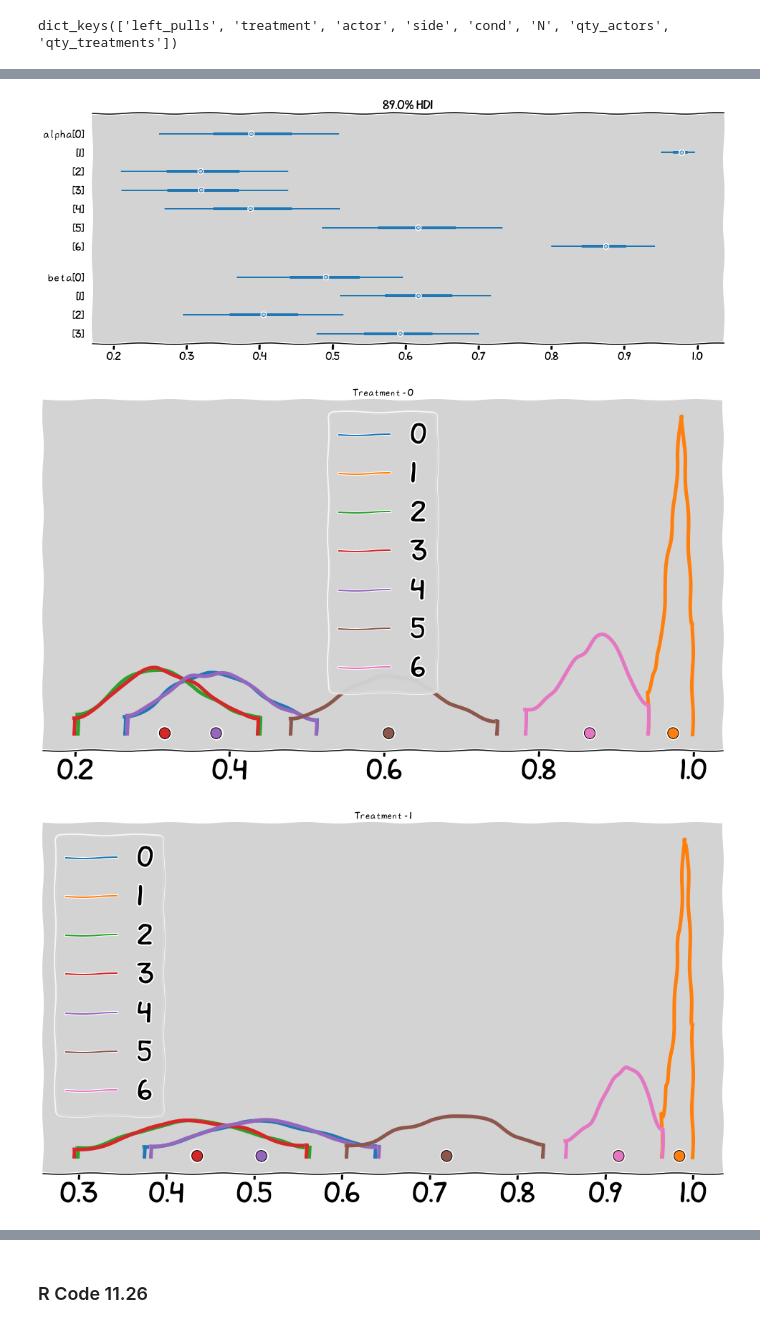
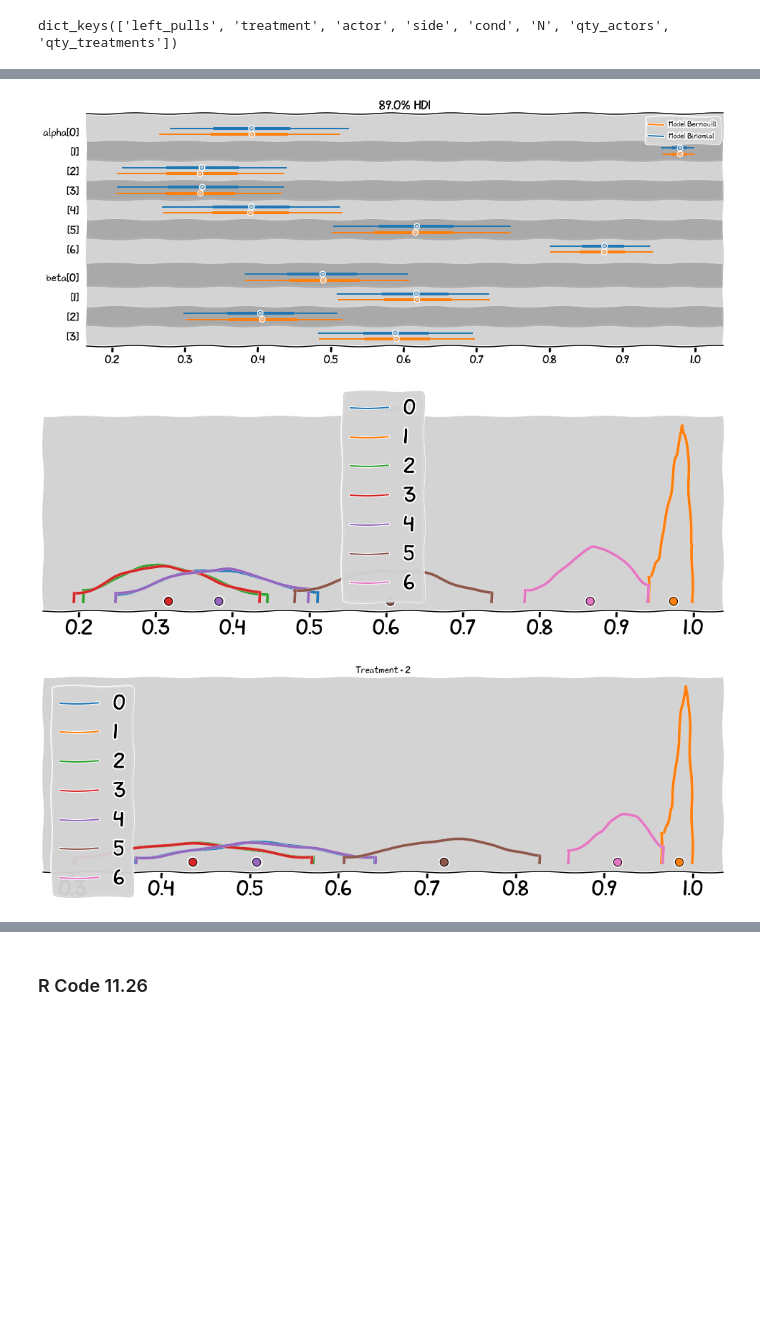
Before and after one commit to rodolphomacedo/statistical_rethinking_pt_BR, a Jupyter notebook: parte_11.ipynb, the cells around one changed output, grey strips where cells are left out. Drawn from its saved outputs; the diff is of its cells as text; code cells hidden in the pictures; blank space fills up the shorter version.

Commit message:
update: finish the Binomial Regression in cap 11

```diff
--- a/parte_11.ipynb
+++ b/parte_11.ipynb
@@ -926,8 +930,9 @@ model_chimp_bin = az.from_pystan(
 )
 # %%
 az.plot_forest(
-    model_chimp_bin,
+    [model_chimp_bin, samples_chimpanzees],
     var_names=['alpha', 'beta'],
+    model_names=['Model Binomial', 'Model Bernoulli'],
     combined=True,
     transform=inv_logit,
     figsize=(16, 6),
@@ -936,21 +941,20 @@ az.plot_forest(
 
 plt.show()
 # %% [output]
-[figure, old version]
+[figure, new version]
 # %%
-
 for t in range(4):
     p_chimp_bin = []
     for i in range(7):
         alpha_chimp_bin = model_chimp_bin.posterior.alpha.sel(alpha_dim_0=i).values.flatten()
         beta_chimp_bin = model_chimp_bin.posterior.beta.sel(beta_dim_0=t).values.flatten()
 
         p_chimp_bin.append(inv_logit(alpha_chimp_bin + beta_chimp_bin))
 
-    az.plot_density(p_chimp_bin, figsize=(17, 9))
-    plt.title(f'Treatment = {t}')
+    az.plot_density(p_chimp_bin, figsize=(17, 5))
+    plt.title(f'Treatment = {t + 1}')
 
 plt.show()
 # %% [output]
-[figure, old version]
+[figure, new version]
-[figure, old version]
+[figure, new version]
```
Also changed, not shown: parts of 79 cells of this notebook.
